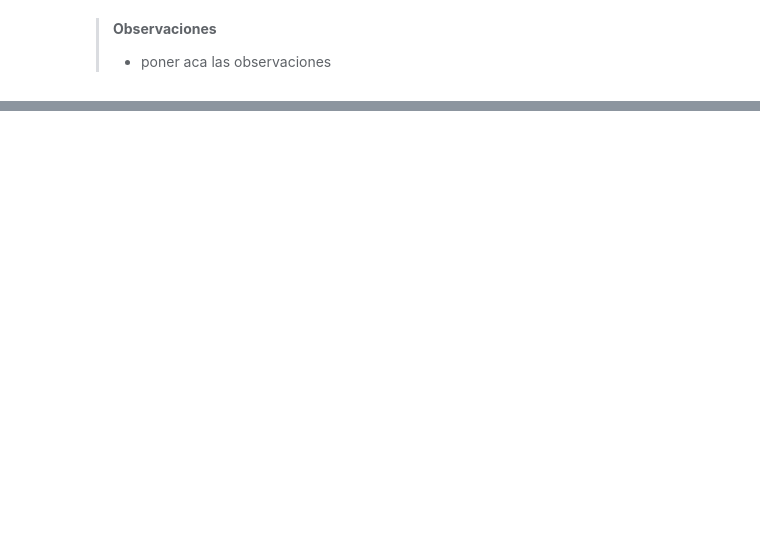
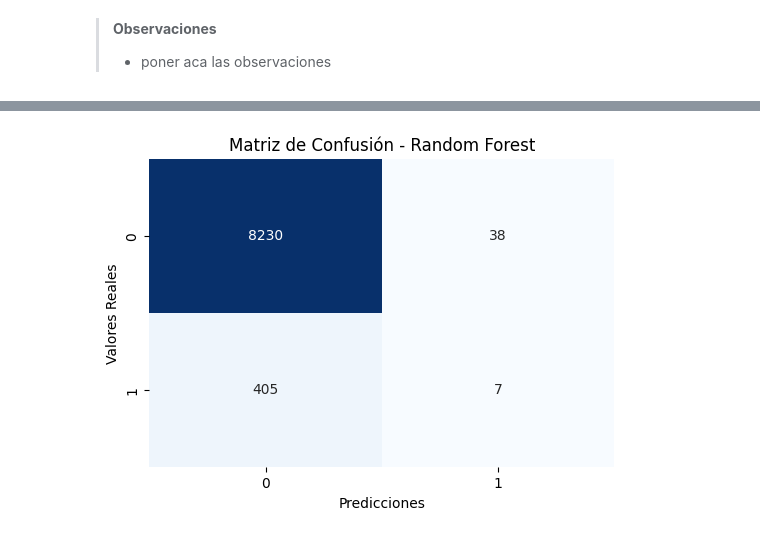
Before and after one commit to linerlander/Coding-Dojo-Clases, a Jupyter notebook: Resolución de Examenes/Modelo Clasificacion.ipynb, the cells around one changed output, grey strips where cells are left out. Saved outputs shown, nothing was run; the diff lists cells and outputs as text; code cells hidden in the pictures; blank space fills up the shorter version.

```diff
--- a/Resolución de Examenes/Modelo Clasificacion.ipynb
+++ b/Resolución de Examenes/Modelo Clasificacion.ipynb
@@ -664,0 +943,4 @@ El objetivo de esta fase es el pre-procesamiento de la data y luego aplicar mode
+# %%
+rf = RandomForestClassifier(random_state=42)
+# %%
+rf.fit(X_train_balanced, y_train_balanced)
@@ -664,0 +949,3 @@ El objetivo de esta fase es el pre-procesamiento de la data y luego aplicar mode
+# %%
+# Hacer predicciones en el conjunto de prueba
+y_pred_rf = rf.predict(X_test)
@@ -664,0 +1037,14 @@ El objetivo de esta fase es el pre-procesamiento de la data y luego aplicar mode
+# %%
+def plot_confusion_matrix(y_true, y_pred, model_name):
+    cm = confusion_matrix(y_true, y_pred)
+    plt.figure(figsize=(6,4))
+    sns.heatmap(cm, annot=True, fmt='d', cmap='Blues', cbar=False)
+    plt.title(f'Matriz de Confusión - {model_name}')
+    plt.xlabel('Predicciones')
+    plt.ylabel('Valores Reales')
+    plt.show()
+
+# Graficar la matriz de confusión para Random Forest
+plot_confusion_matrix(y_test, y_pred_rf, "Random Forest")
+# %% [output]
+[figure, added]
```
Also changed, not shown: parts of 64 cells of this notebook, 26 other files.
